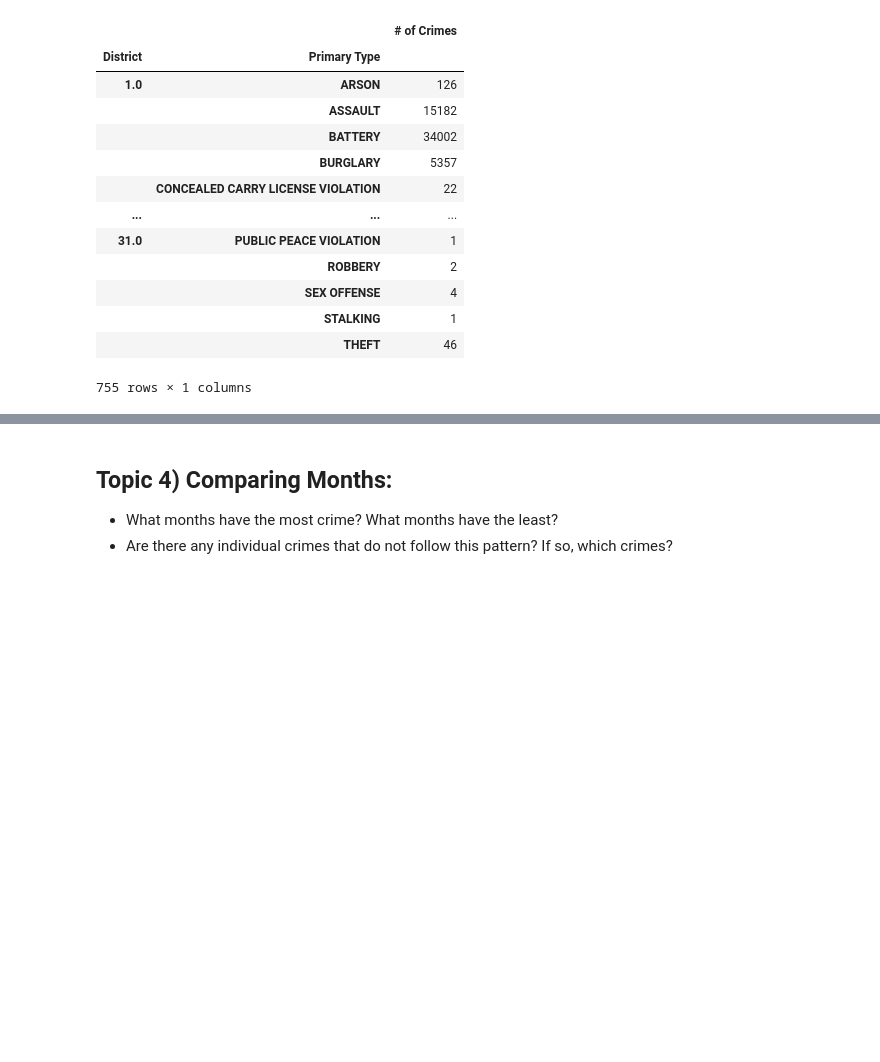
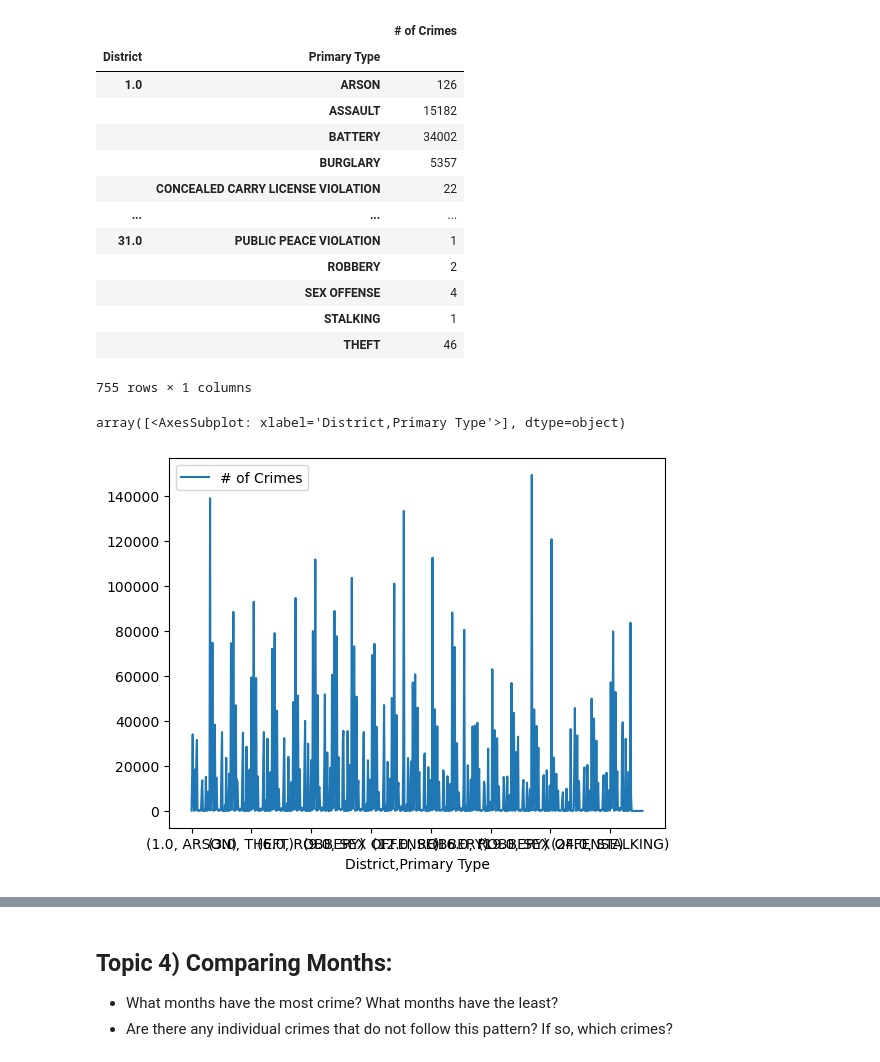
Before and after one commit to valmazan/Project-4---Part-1, a Jupyter notebook: Project 4 - Part 1.ipynb, the cells around one changed output, grey strips where cells are left out. Drawn from its saved outputs; the diff is of its cells as text; code cells hidden in the pictures; blank space fills up the shorter version.

```diff
--- a/Project 4 - Part 1.ipynb
+++ b/Project 4 - Part 1.ipynb
@@ -497,6 +497,11 @@ district
 |  | STALKING | 1 |
 |  | THEFT | 46 |
 755 rows × 1 columns
+# %%
+district.plot(subplots=True)
+# %% [output]
+array([<AxesSubplot: xlabel='District,Primary Type'>], dtype=object)
+[figure, added]
 # %%
 district_filter = district.agg(['idxmin','idxmax'])
 district_filter
```
Also changed, not shown: parts of 4 cells of this notebook.
